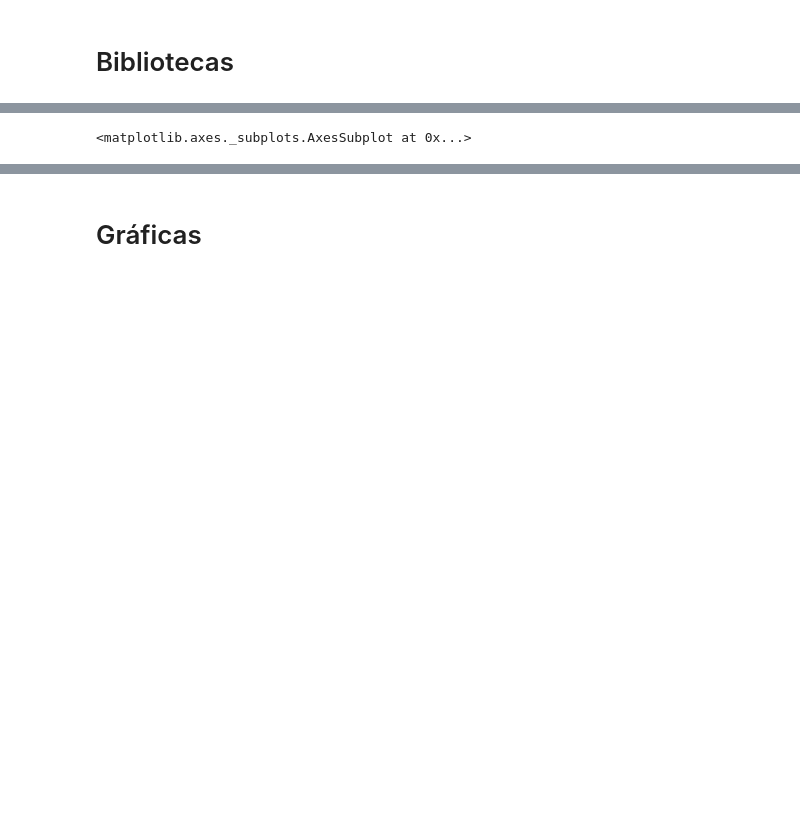
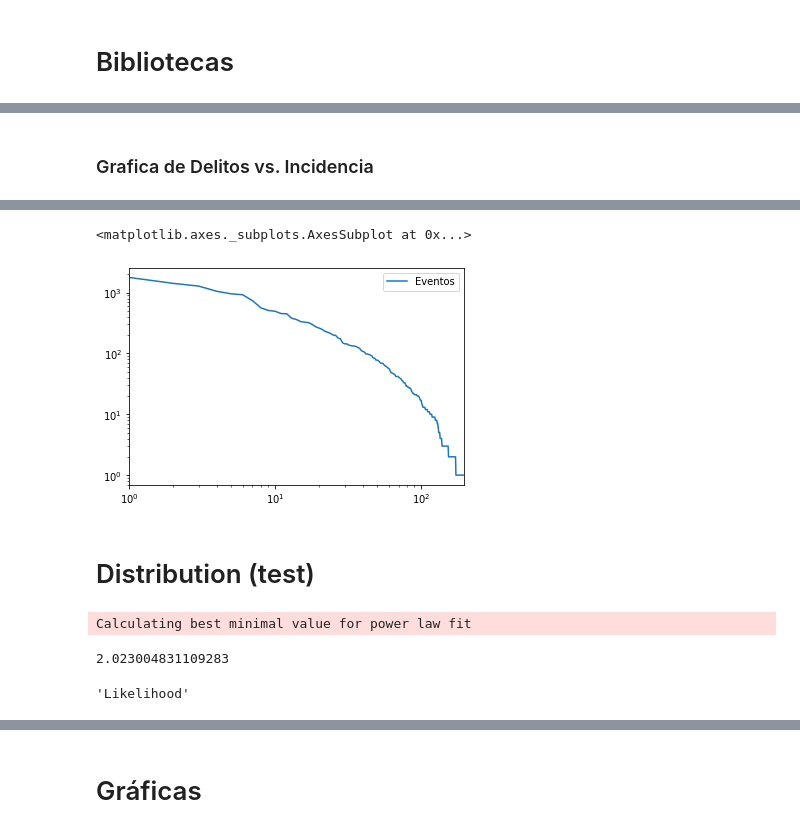
Before and after one commit to pachichi/crimenCDMX, a Jupyter notebook: Delitos.ipynb, the cells around one changed output, grey strips where cells are left out. Saved outputs shown, nothing was run; the diff lists cells and outputs as text; code cells hidden in the pictures; blank space fills up the shorter version.

Commit message:
Test con powerlaw y gpandas

```diff
--- a/Delitos.ipynb
+++ b/Delitos.ipynb
@@ -54,3 +101,5 @@ df_crimen = pd.DataFrame(tabla_list,columns=campos)
+# %% [markdown]
+### Grafica de Delitos vs. Incidencia
 # %%
 lista_delitos = []
 for delito in df_crimen['delito'].unique():
@@ -63,5 +112,5 @@ df_delitos.sort_values(by='Eventos',ascending=False,inplace=True)
 # rehacer los indices
 df_delitos.set_index(np.arange(len(lista_delitos))+1,inplace=True)
 # %%
-df_delitos.plot(x='Delito',y='Eventos',loglog=True)
+df_delitos.plot(y='Eventos',loglog=True)
 # %% [output]
@@ -70 +117,2 @@ df_delitos.plot(x='Delito',y='Eventos',loglog=True)
 <matplotlib.axes._subplots.AxesSubplot at 0x...>
+[figure, added]
@@ -70,0 +123,2 @@ df_delitos.plot(x='Delito',y='Eventos',loglog=True)
+# %% [markdown]
+# Distribution (test)
@@ -70,0 +138,12 @@ df_delitos.plot(x='Delito',y='Eventos',loglog=True)
+# %%
+fit = plw.Fit(words)
+# %% [output]
+Calculating best minimal value for power law fit
+# %%
+fit.power_law.alpha
+# %% [output]
+2.023004831109283
+# %%
+fit.power_law.fit_method
+# %% [output]
+'Likelihood'
```
Also changed, not shown: parts of 41 cells of this notebook, 1 other file.
